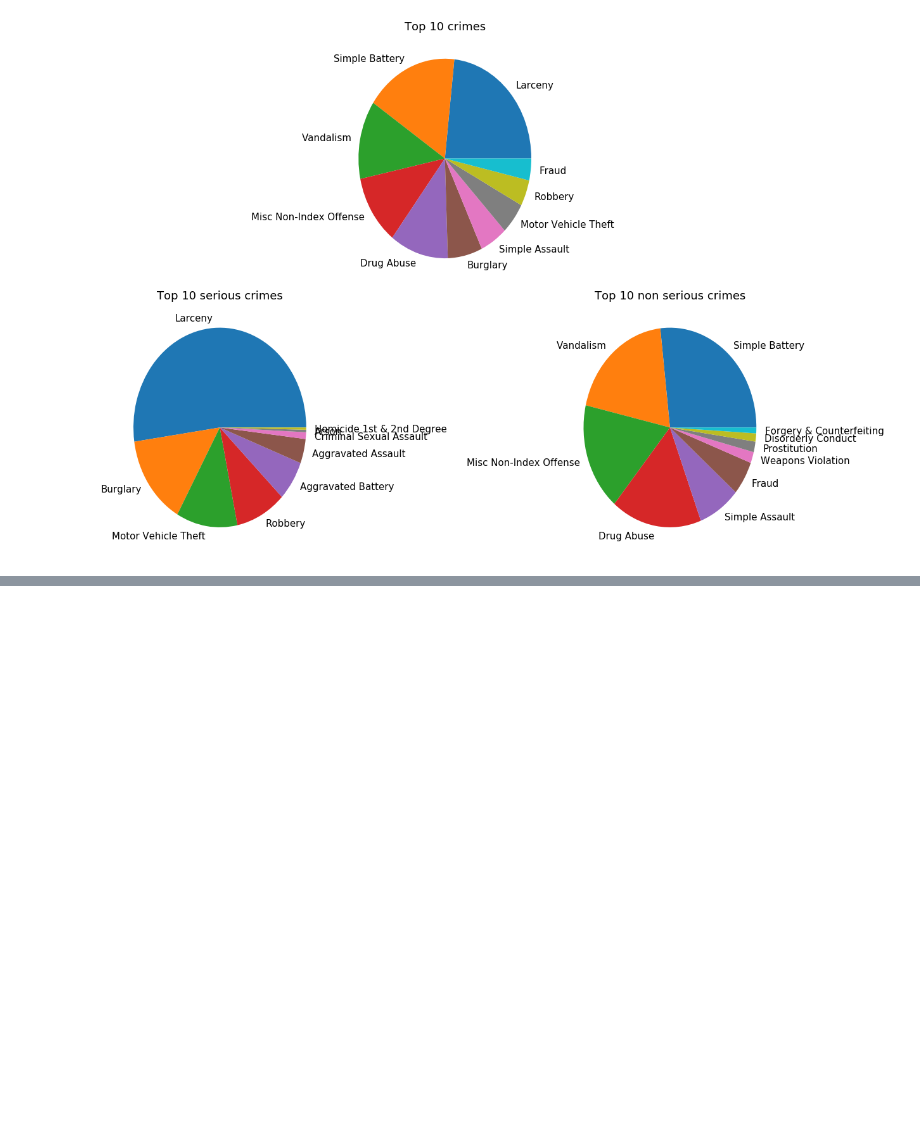
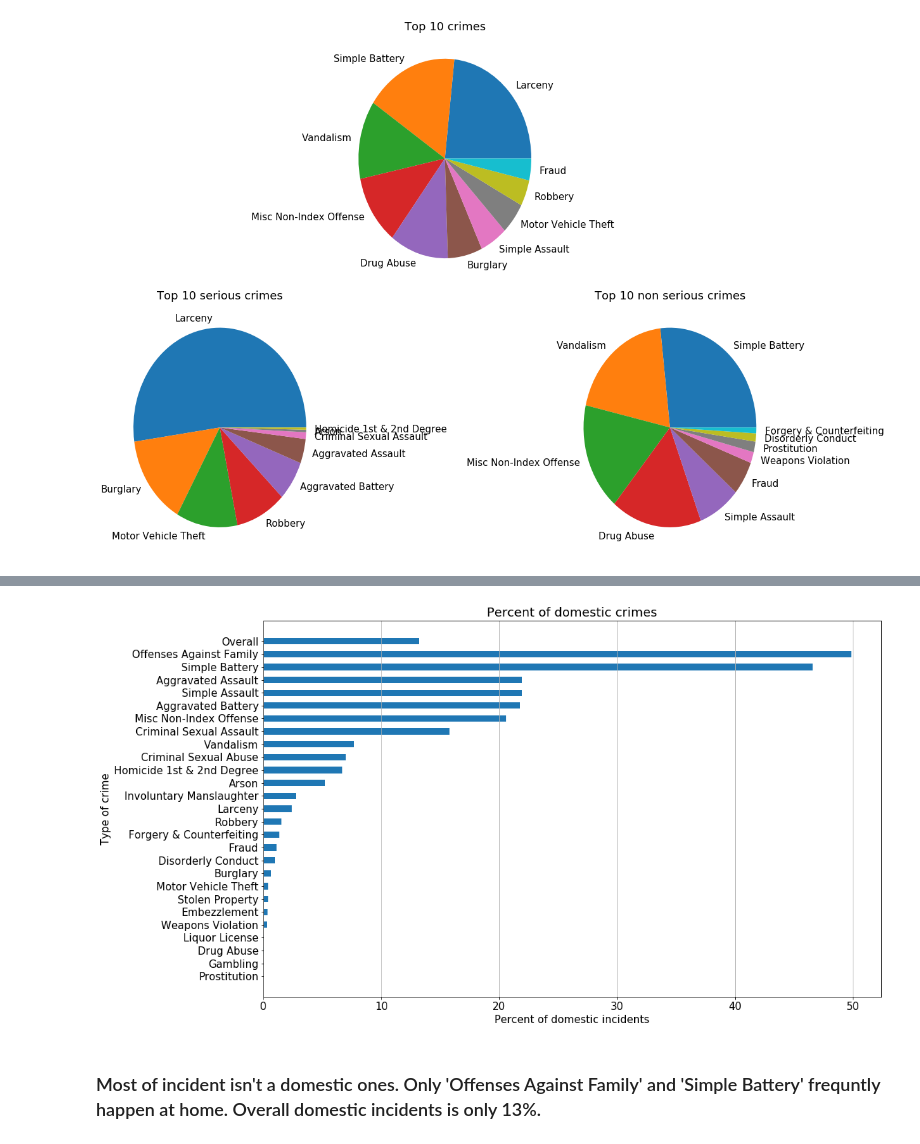
Before and after one commit to belkasanek/eda_chicago_crime_data, a Jupyter notebook: chicago_crimes_eda.ipynb, the cells around one changed output, grey strips where cells are left out. Cells and saved outputs as stored; diff of their text form; code cells hidden in the pictures; blank space fills up the shorter version.

```diff
--- a/chicago_crimes_eda.ipynb
+++ b/chicago_crimes_eda.ipynb
@@ -171,0 +207,22 @@ plt.tight_layout()
+# %%
+temp = df.groupby(by=['FBI Code'])['Domestic'].mean().reset_index()\
+.merge(fbi_df, left_on='FBI Code', right_on='Code')[['Description', 'Domestic']]
+temp = temp.sort_values(by='Domestic')
+temp = temp.append({'Description': 'Overall', 'Domestic': df['Domestic'].mean()}, ignore_index=True)
+# %%
+fig = plt.figure(figsize=(16, 10))
+
+plt.barh(y=range(temp.shape[0]), width=temp['Domestic'] * 100, height=0.5, tick_label=temp['Description'])
+
+ax = fig.get_axes()[0]
+ax.set_title('Percent of domestic crimes', size=18)
+ax.xaxis.grid(True)
+ax.set_xlabel('Percent of domestic incidents', size=15)
+ax.set_ylabel('Type of crime', size=15)
+ax.set_xticks([i for i in range(0, 60, 10)])
+plt.setp(ax.get_xticklabels(), size=15)
+plt.setp(ax.get_yticklabels(), size=15);
+# %% [output]
+[figure, added]
+# %% [markdown]
+### Most of incident isn't a domestic ones. Only 'Offenses Against Family' and 'Simple Battery' frequntly happen at home. Overall domestic incidents is only 13%.
```
Also changed, not shown: parts of 5 cells of this notebook.
